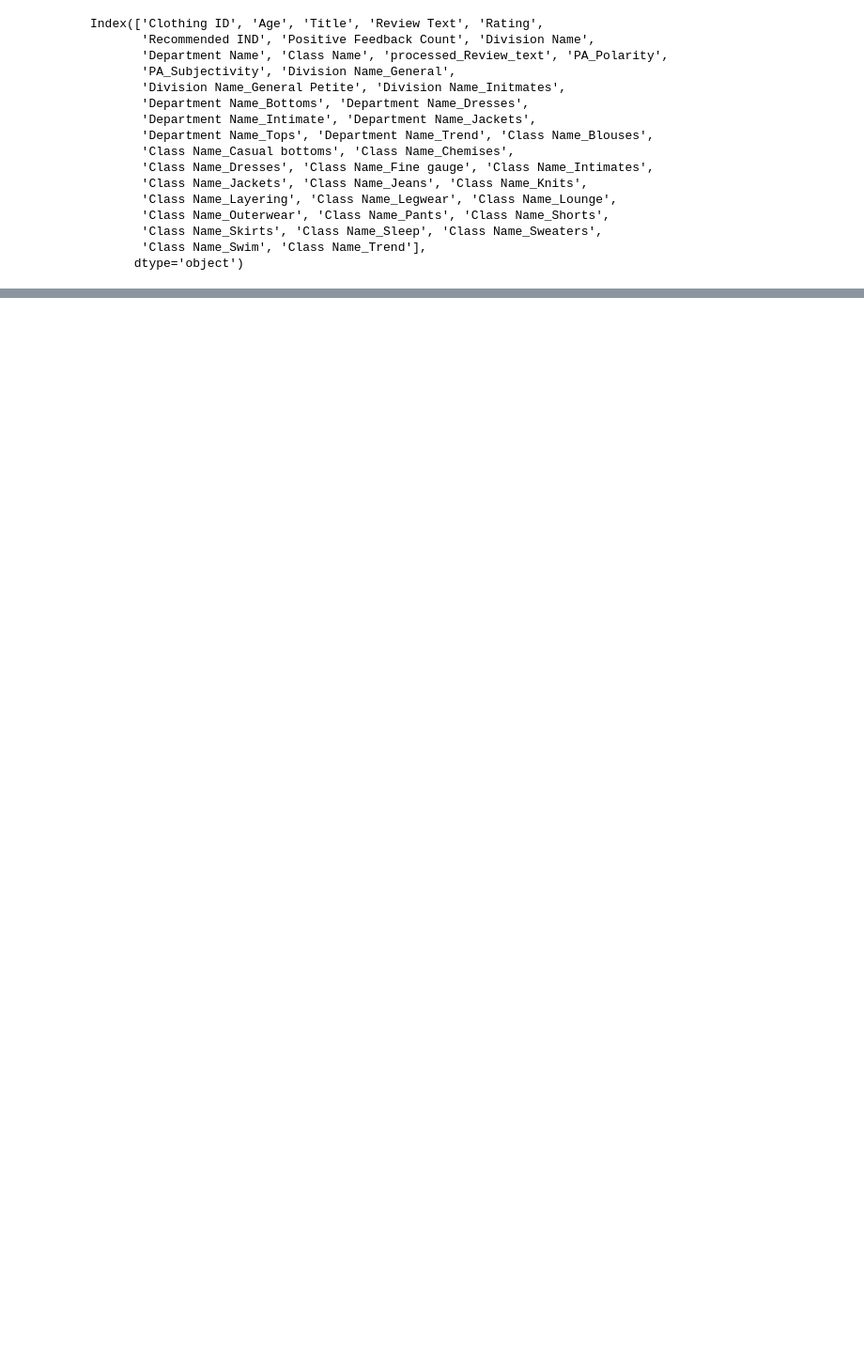
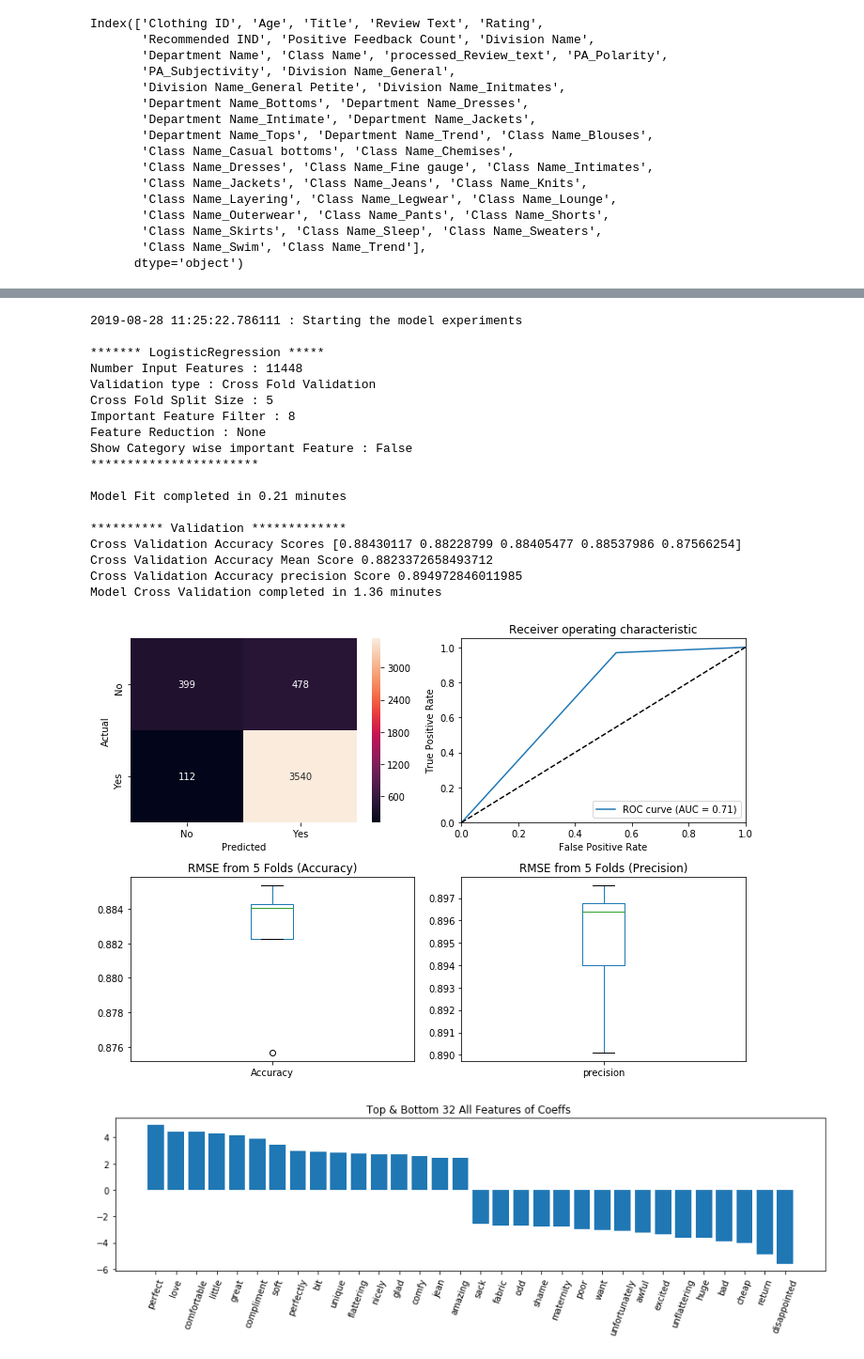
Before and after one commit to balag752/Ecommerce-clothing-recommendation-prediction, a Jupyter notebook: src/ModelBuilding.ipynb, the cells around one changed output, grey strips where cells are left out. Shown at 94% size. Drawn from its saved outputs; the diff is of its cells as text; code cells hidden in the pictures; blank space fills up the shorter version.

```diff
--- a/src/ModelBuilding.ipynb
+++ b/src/ModelBuilding.ipynb
@@ -407,8 +438,29 @@ model_experiment(model=model,param_grid=param_grid,df=df, InputFeaturecols=Input
 # %%
 model=linear_model.LogisticRegression(n_jobs=1, solver='liblinear', C=1, penalty='l2', max_iter=1000)
 param_grid={}#{'C':[0.01,1,100,1000]}
 
-model_experiment(model=model,param_grid=param_grid,df=df, InputFeaturecols=InputFeature[33:],OutputFeaturecols=OutputFeature, nfolds=[2,5], ImpFtrShow=10, Reviewonly=True,FeatureReduction="None")
+model_experiment(model=model,param_grid=param_grid,df=df, InputFeaturecols=InputFeature[33:],OutputFeaturecols=OutputFeature, nfolds=[2,5], ImpFtrShow=8, Reviewonly=True,FeatureReduction="None")
+# %% [output]
+2019-08-28 11:25:22.786111 : Starting the model experiments
+
+******* LogisticRegression *****
+Number Input Features : 11448
+Validation type : Cross Fold Validation
+Cross Fold Split Size : 5
+Important Feature Filter : 8
+Feature Reduction : None
+Show Category wise important Feature : False
+***********************
+
+Model Fit completed in 0.21 minutes
+
+********** Validation *************
+Cross Validation Accuracy Scores [0.88430117 0.88228799 0.88405477 0.88537986 0.87566254]
+Cross Validation Accuracy Mean Score 0.8823372658493712
+Cross Validation Accuracy precision Score 0.894972846011985
+Model Cross Validation completed in 1.36 minutes
+[figure, added]
+[figure, added]
 # %%
 model=linear_model.LogisticRegression(n_jobs=1, solver='liblinear', C=0.01, penalty='l2', max_iter=1000)
 param_grid={'C':[0.01,1,100,1000]}
```
Also changed, not shown: parts of 19 cells of this notebook, 4 other files.
